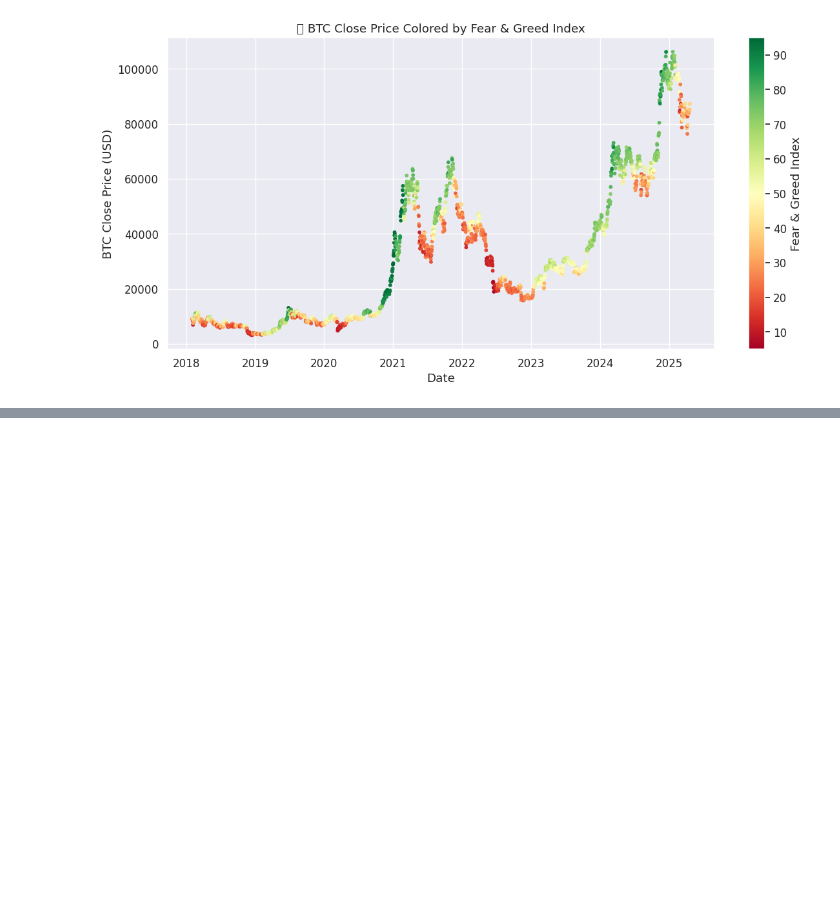
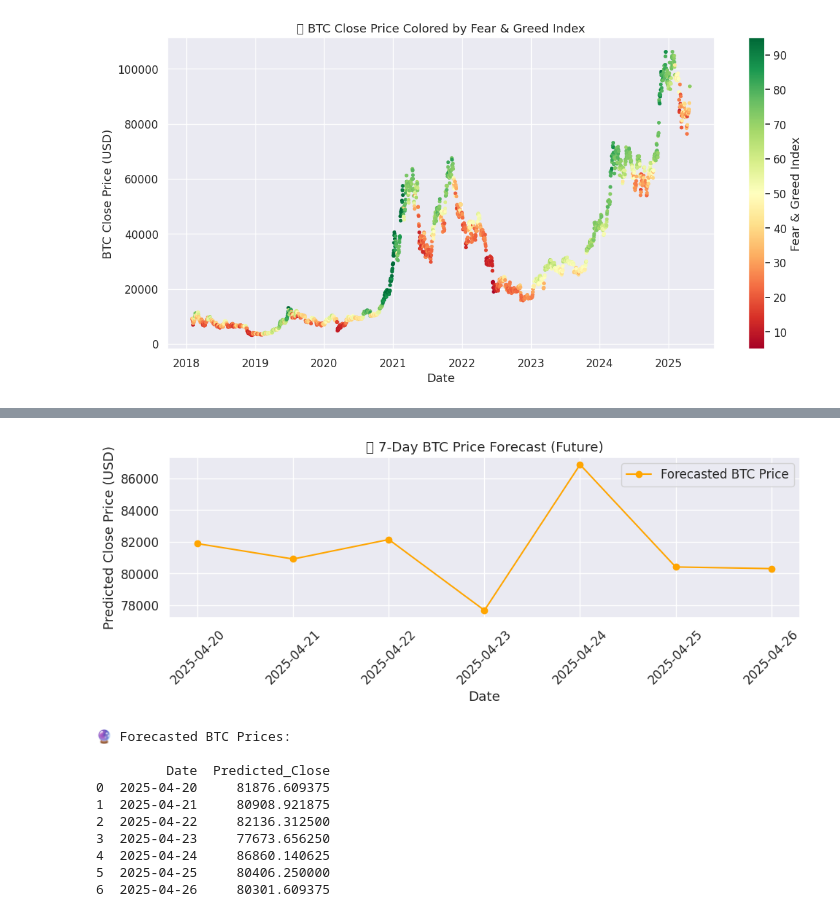
Before and after one commit to cimem37/Cryptocurrency-Forecasting, a Jupyter notebook: Untitled5.ipynb, the cells around one changed output, grey strips where cells are left out. Cells and saved outputs as stored; diff of their text form; code cells hidden in the pictures; blank space fills up the shorter version.

```diff
--- a/Untitled5.ipynb
+++ b/Untitled5.ipynb
@@ -535,24 +598,25 @@ for idx in range(start_index, 0):
 # %%
+import numpy as np
+import pandas as pd
+import matplotlib.pyplot as plt
 from datetime import timedelta
 
-# Step 1: Get last 30 days (assumes features_df and merged_df exist)
-last_30 = features_df.iloc[-30:].copy()
-last_30_scaled = scaler.transform(last_30)
+# === STEP 1: Extract last 30 rows for forecasting ===
+last_30 = scaled_df.drop(columns=["date"]).iloc[-30:].values
+X_future = last_30.reshape((1, 30, last_30.shape[1]))
 
-X_forecast = last_30_scaled.reshape((1, 30, last_30_scaled.shape[1]))
-
-# Step 2: Predict future
-future_scaled = model.predict(X_forecast)
+# === STEP 2: Predict future (scaled output) ===
+future_scaled = model.predict(X_future)
 future_prices = close_scaler.inverse_transform(future_scaled.reshape(-1, 1)).flatten()
 
-# ✅ Step 3: Get real last known date from merged_df['date']
-last_known_date = merged_df['date'].iloc[-1]
-future_dates = pd.date_range(start=last_known_date + timedelta(days=1), periods=7).strftime('%Y-%m-%d')
+# === STEP 3: Generate future date range ===
+last_known_date = scaled_df["date"].iloc[-1]
+future_dates = pd.date_range(start=last_known_date + timedelta(days=1), periods=7).strftime("%Y-%m-%d")
 
-# Step 4: Plot forecast
-plt.figure(figsize=(10, 5))
+# === STEP 4: Visualize the future forecast ===
+plt.figure(figsize=(10, 4))
 plt.plot(future_dates, future_prices, marker='o', color='orange', label='Forecasted BTC Price')
-plt.title("📈 7-Day BTC Forecast (LSTM)")
+plt.title("📈 7-Day BTC Price Forecast (Future)")
 plt.xlabel("Date")
 plt.ylabel("Predicted Close Price (USD)")
 plt.grid(True)
@@ -561,11 +625,12 @@ plt.legend()
 plt.tight_layout()
 plt.show()
 
-# Output forecast
+# === STEP 5: Output forecasted DataFrame ===
 forecast_df = pd.DataFrame({
-    'Date': future_dates,
-    'Predicted_Close': future_prices
+    "Date": future_dates,
+    "Predicted_Close": future_prices
 })
-print("\n🔮 Forecasted BTC Prices:\n")
+
+print("🔮 Forecasted BTC Prices:\n")
 print(forecast_df)
 # %% [output]
@@ -572,0 +638,11 @@ NameError: name 'features_df' is not defined
+[figure, added]
+🔮 Forecasted BTC Prices:
+
+         Date  Predicted_Close
+0  2025-04-20     81876.609375
+1  2025-04-21     80908.921875
+2  2025-04-22     82136.312500
+3  2025-04-23     77673.656250
+4  2025-04-24     86860.140625
+5  2025-04-25     80406.250000
+6  2025-04-26     80301.609375
```
Also changed, not shown: parts of 9 cells of this notebook.
